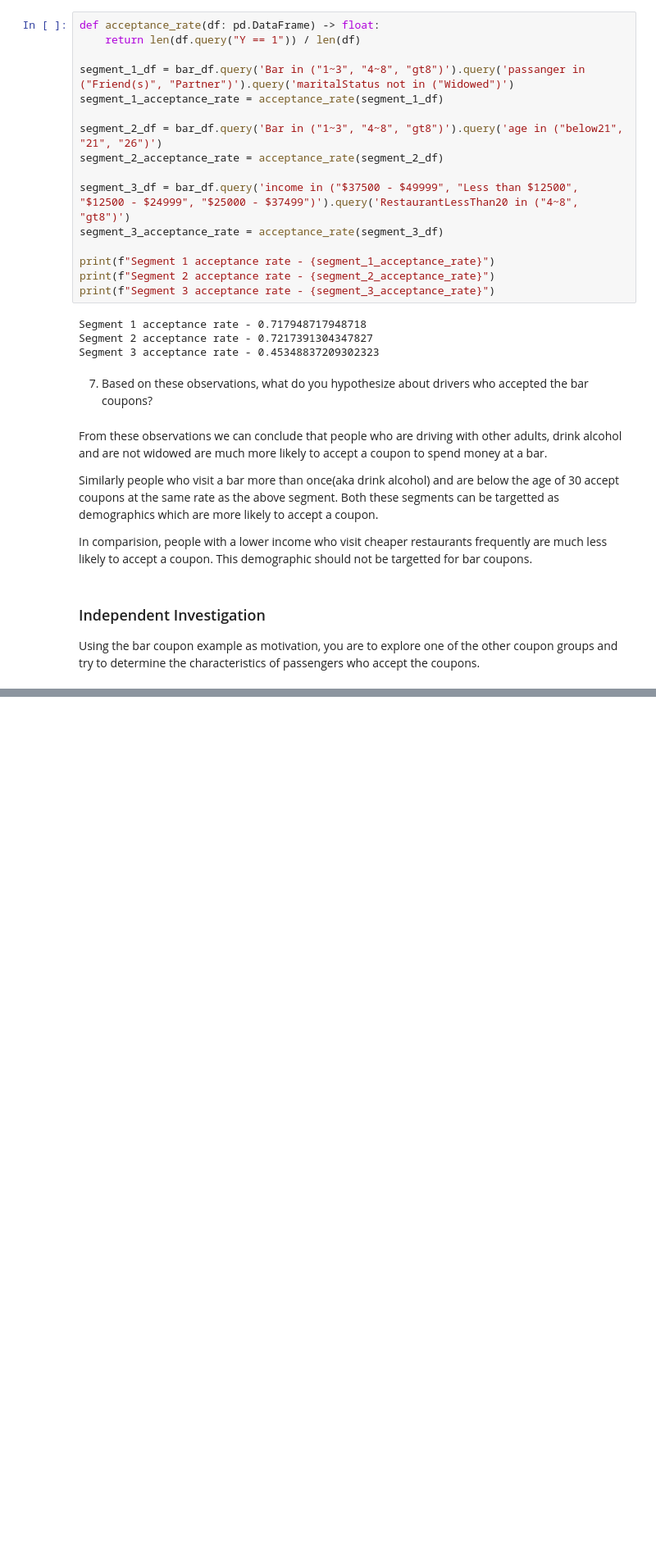
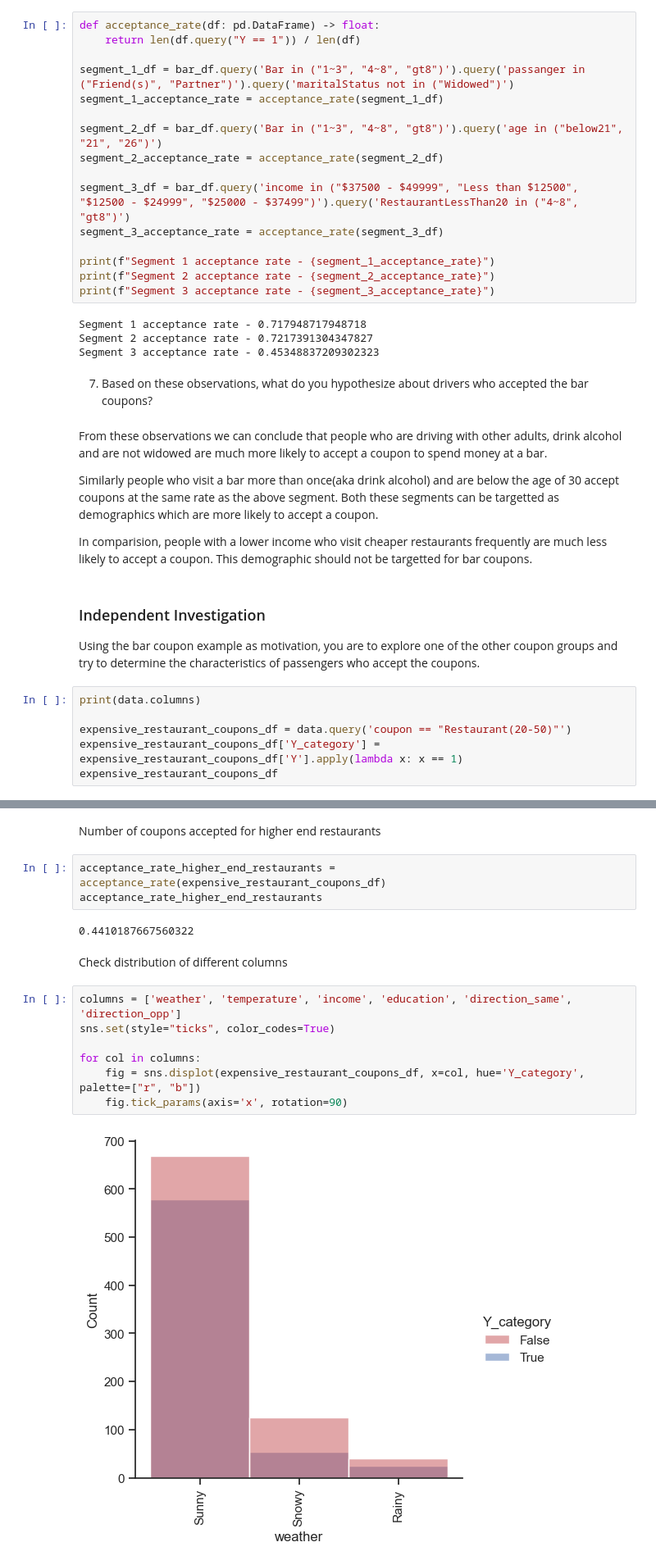
Before and after one commit to shashwatsrivastava94/ucb-ml-course, a Jupyter notebook: assignment_5_1_starter/prompt.ipynb, the cells around one changed output, grey strips where cells are left out. Shown at 82% size. Drawn from its saved outputs; the diff is of its cells as text; blank space fills up the shorter version.

Commit message:
complete analyzing expensive restaurnat coupons

```diff
--- a/assignment_5_1_starter/prompt.ipynb
+++ b/assignment_5_1_starter/prompt.ipynb
@@ -333,3 +359,9 @@ In comparision, people with a lower income who visit cheaper restaurants frequen
 ### Independent Investigation
 
 Using the bar coupon example as motivation, you are to explore one of the other coupon groups and try to determine the characteristics of passengers who accept the coupons.
+# %%
+print(data.columns)
+
+expensive_restaurant_coupons_df = data.query('coupon == "Restaurant(20-50)"')
+expensive_restaurant_coupons_df['Y_category'] = expensive_restaurant_coupons_df['Y'].apply(lambda x: x == 1)
+expensive_restaurant_coupons_df
@@ -335,0 +394,18 @@ Using the bar coupon example as motivation, you are to explore one of the other
+# %% [markdown]
+Number of coupons accepted for higher end restaurants
+# %%
+acceptance_rate_higher_end_restaurants = acceptance_rate(expensive_restaurant_coupons_df)
+acceptance_rate_higher_end_restaurants
+# %% [output]
+0.4410187667560322
+# %% [markdown]
+Check distribution of different columns
+# %%
+columns = ['weather', 'temperature', 'income', 'education', 'direction_same', 'direction_opp']
+sns.set(style="ticks", color_codes=True)
+
+for col in columns:
+    fig = sns.displot(expensive_restaurant_coupons_df, x=col, hue='Y_category', palette=["r", "b"])
+    fig.tick_params(axis='x', rotation=90)
+# %% [output]
+[figure, added]
```
Also changed, not shown: parts of 11 cells of this notebook, 1 other file.
